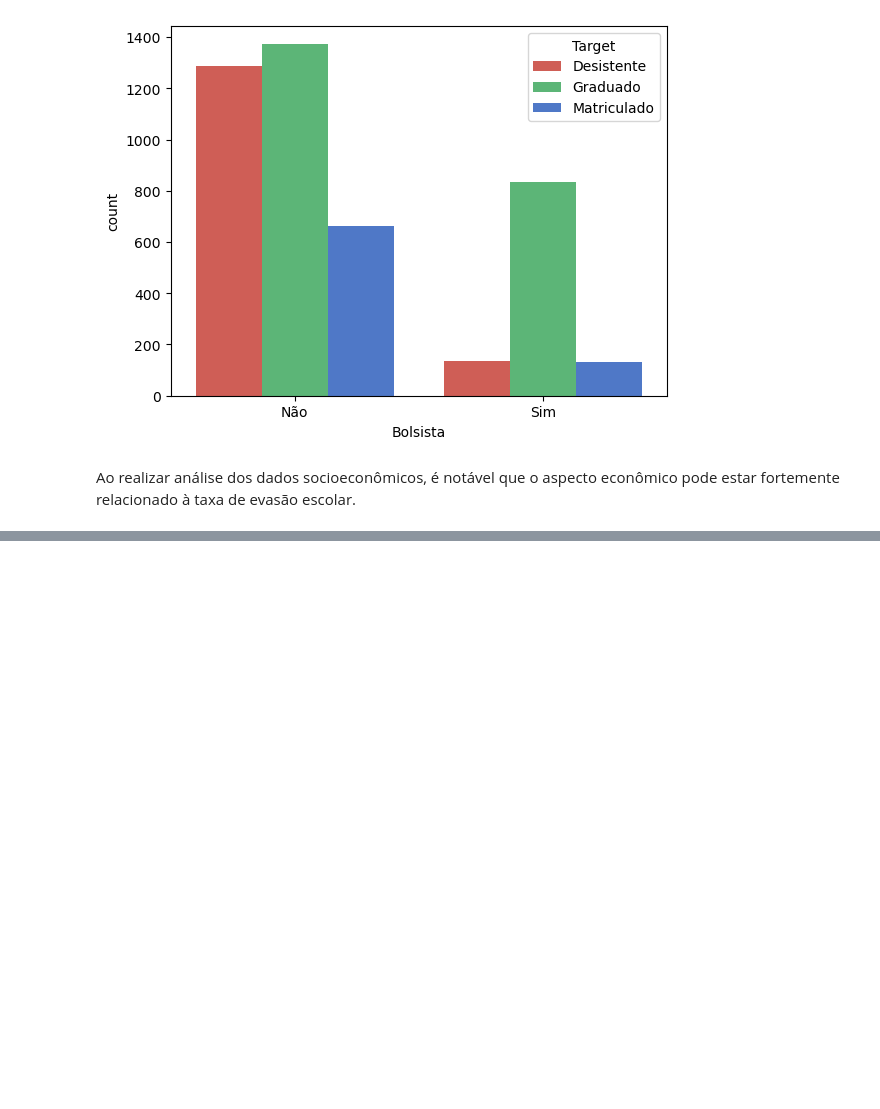
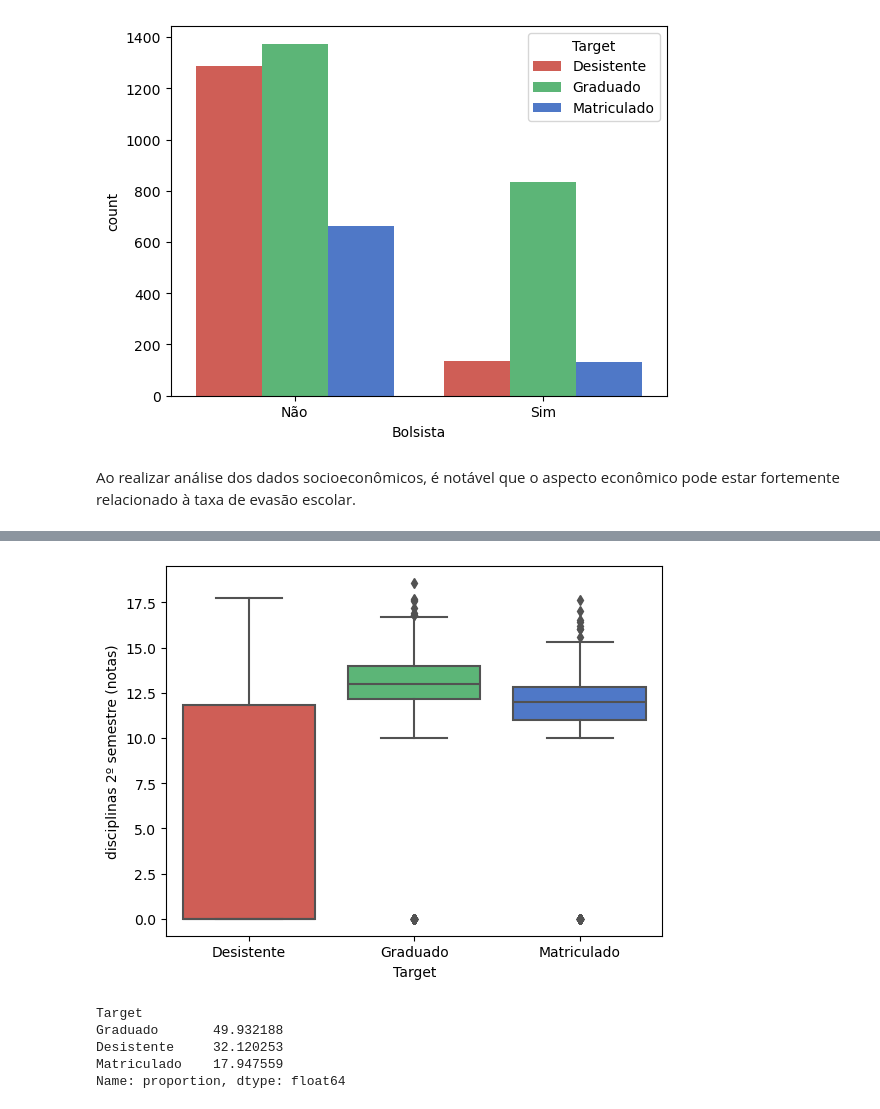
Before and after one commit to CrisNakamura/modelo_prevencao_evasao_estudantil, a Jupyter notebook: projeto.ipynb, the cells around one changed output, grey strips where cells are left out. Saved outputs shown, nothing was run; the diff lists cells and outputs as text; code cells hidden in the pictures; blank space fills up the shorter version.

```diff
--- a/projeto.ipynb
+++ b/projeto.ipynb
@@ -193,0 +219,13 @@ Ao realizar análise dos dados socioeconômicos, é notável que o aspecto econ
+# %%
+sns.boxplot(dados, x='Target', y='disciplinas 2º semestre (notas)')
+plt.show()
+# %% [output]
+[figure, added]
+# %%
+dados['Target'].value_counts(normalize=True) * 100
+# %% [output]
+Target
+Graduado       49.932188
+Desistente     32.120253
+Matriculado    17.947559
+Name: proportion, dtype: float64
```
Also changed, not shown: parts of 5 cells of this notebook.
